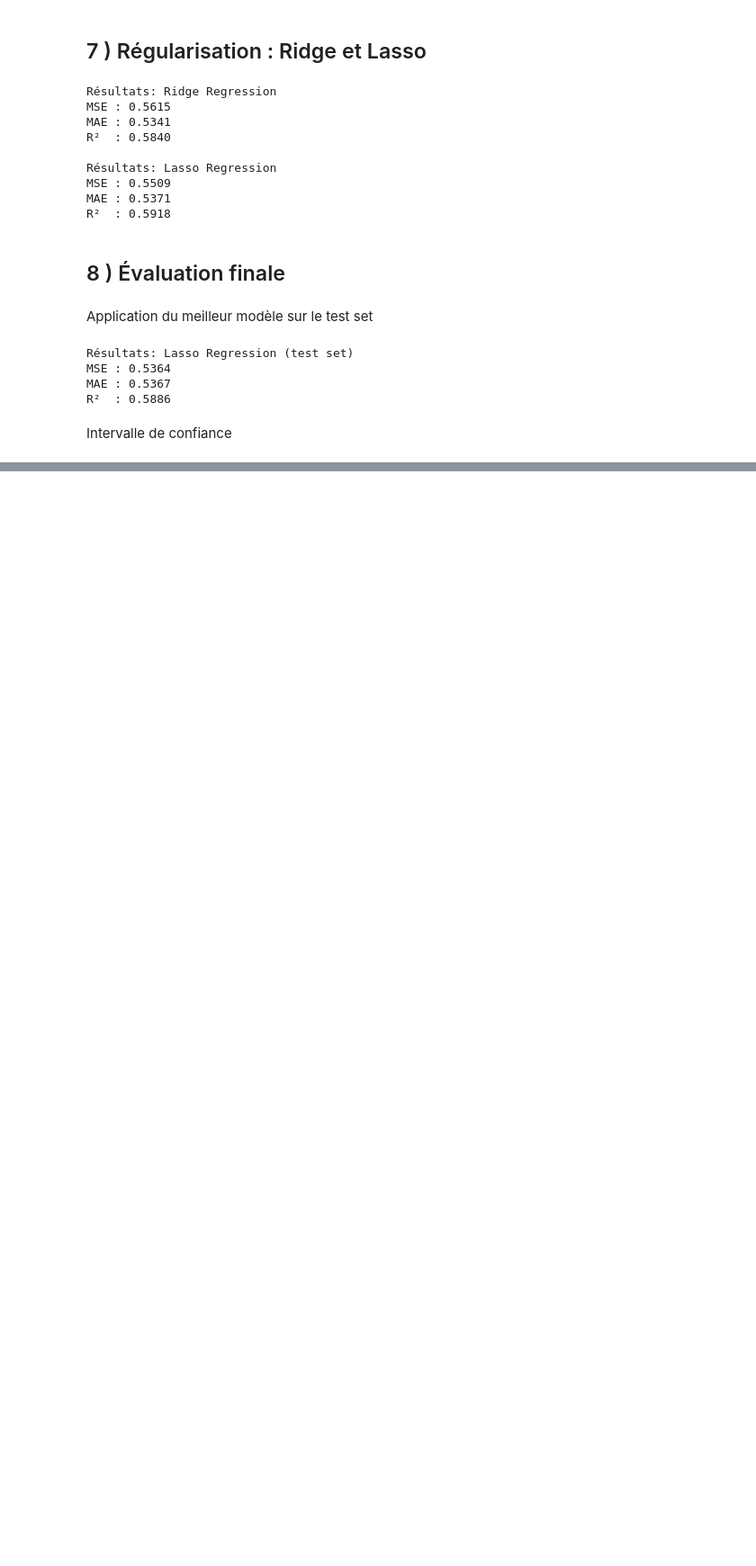
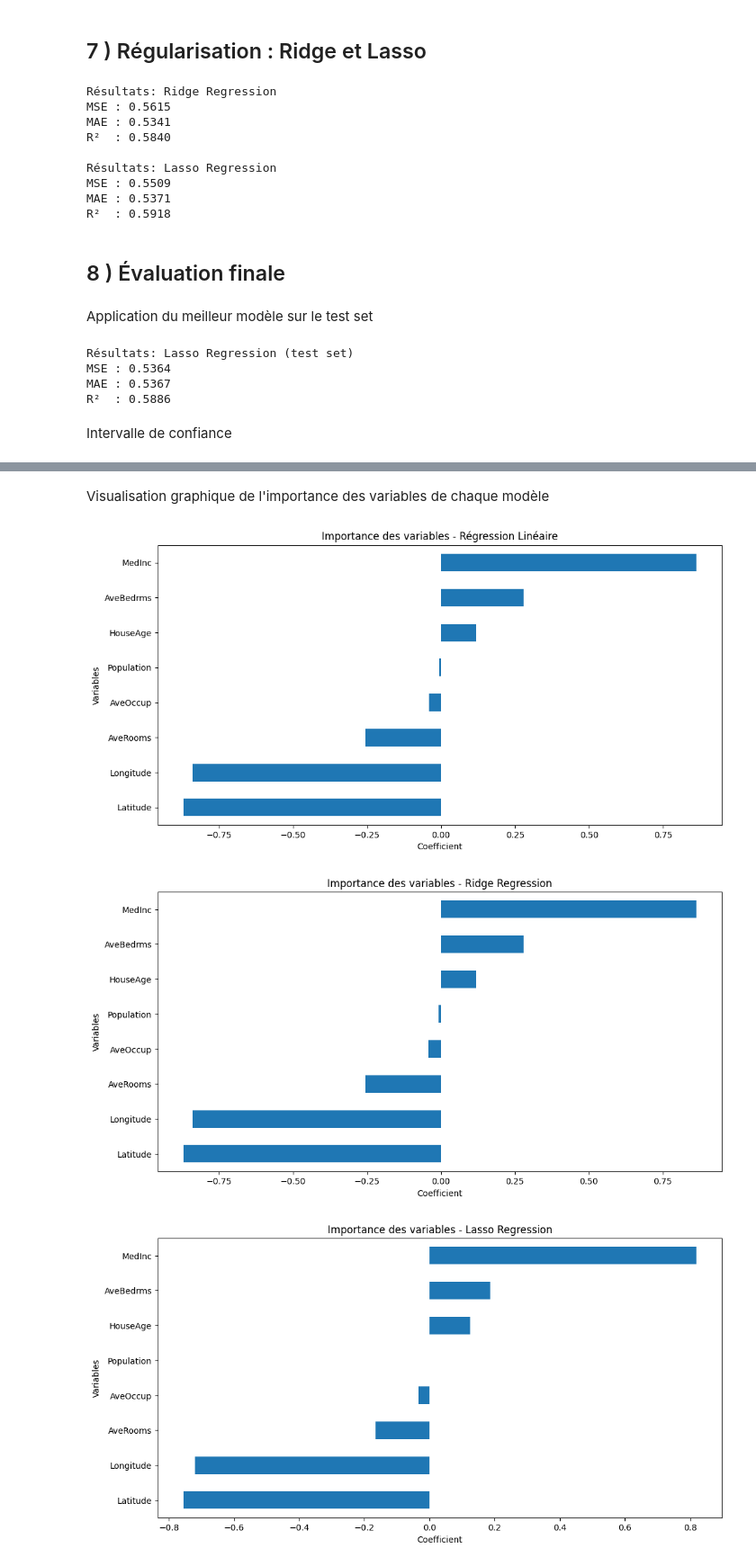
Before and after one commit to MathieuFan22/TP-ML-Mirada, a Jupyter notebook: Regression_California_Housing_MIRADA.ipynb, the cells around one changed output, grey strips where cells are left out. Shown at 90% size. Drawn from its saved outputs; the diff is of its cells as text; code cells hidden in the pictures; blank space fills up the shorter version.

Commit message:
Interprétation de l’importance des variables

```diff
--- a/Regression_California_Housing_MIRADA.ipynb
+++ b/Regression_California_Housing_MIRADA.ipynb
@@ -324,0 +327,21 @@ Intervalle : [-0.0334, 0.0112]
+# %% [markdown]
+Visualisation graphique de l'importance des variables de chaque modèle
+# %%
+def plot_coefficients(model, model_name):
+    coefficients = pd.Series(model.coef_, index=X_train.columns)
+    coefficients = coefficients.sort_values()
+
+    plt.figure(figsize=(12, 6))
+    coefficients.plot(kind='barh')
+    plt.title(f"Importance des variables - {model_name}")
+    plt.xlabel("Coefficient")
+    plt.ylabel("Variables")
+    plt.show()
+
+plot_coefficients(model, "Régression Linéaire")
+plot_coefficients(ridge, "Ridge Regression")
+plot_coefficients(lasso, "Lasso Regression")
+# %% [output]
+[figure, added]
+[figure, added]
+[figure, added]
```
Also changed, not shown: parts of 7 cells of this notebook.
